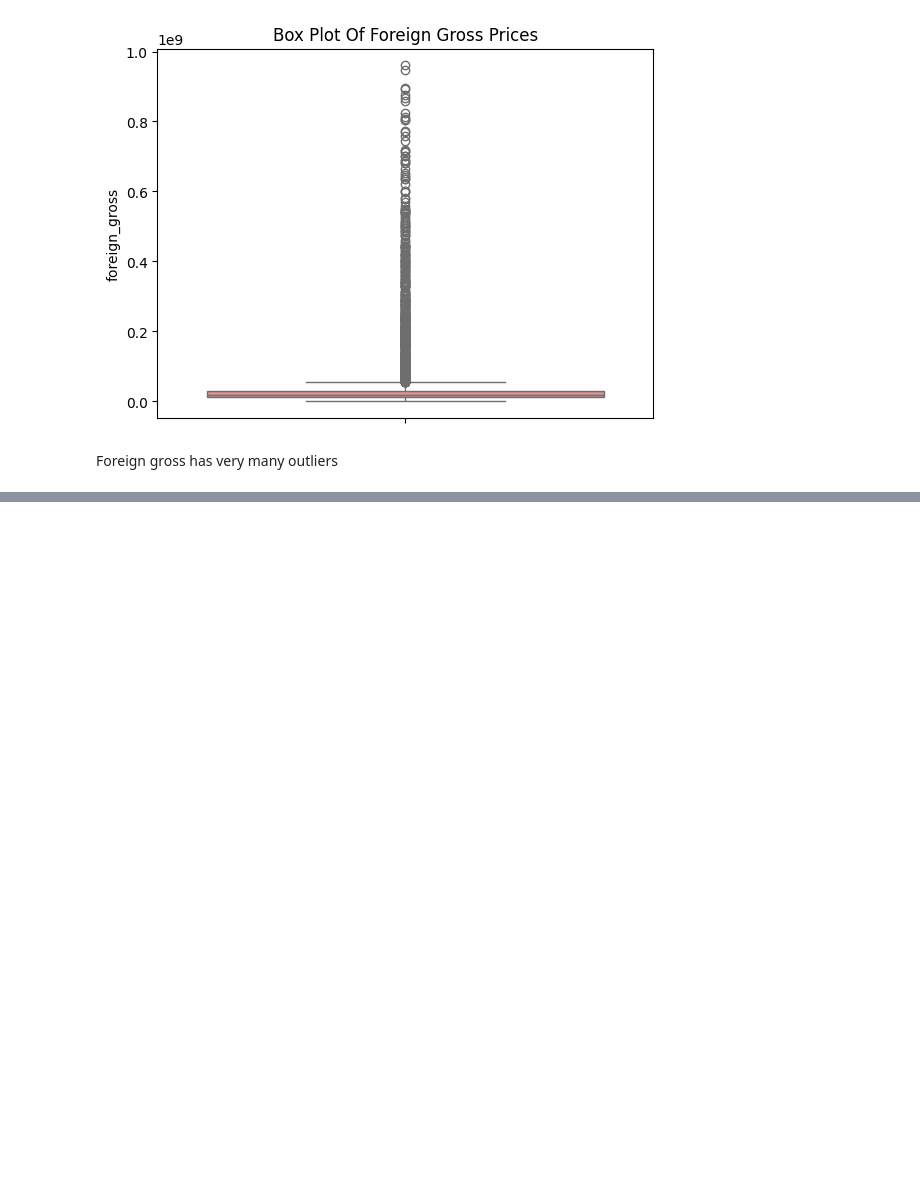
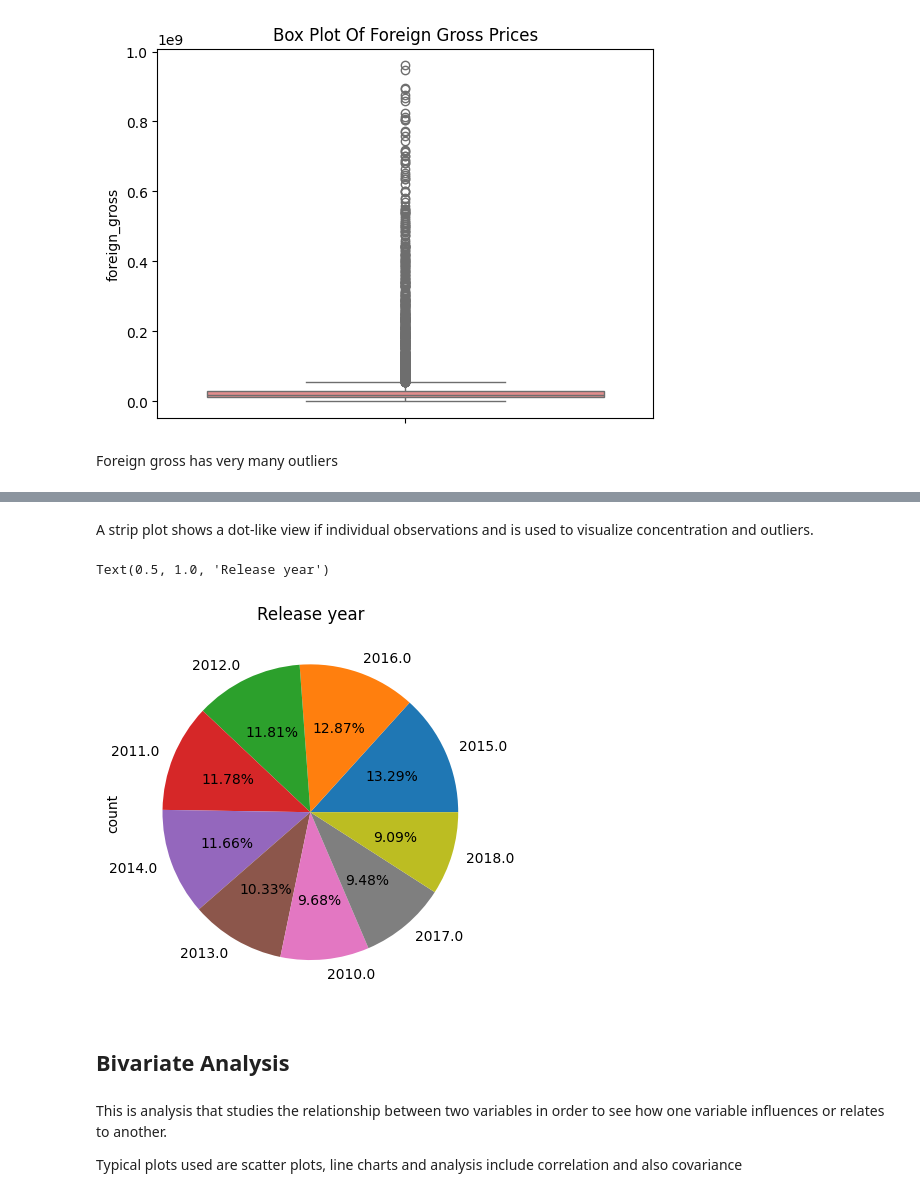
Before and after one commit to Ella244-18/phase-1-project, a Jupyter notebook: student.ipynb, the cells around one changed output, grey strips where cells are left out. Drawn from its saved outputs; the diff is of its cells as text; code cells hidden in the pictures; blank space fills up the shorter version.

```diff
--- a/student.ipynb
+++ b/student.ipynb
@@ -813,0 +823,15 @@ Foreign gross has very many outliers
+# %% [markdown]
+A strip plot shows a dot-like view if individual observations and is used to visualize concentration and outliers.
+# %%
+# Piechart
+combined_df['release_year'].value_counts().plot(kind='pie',autopct = '%1.2f%%')
+plt.title('Release year')
+# %% [output]
+Text(0.5, 1.0, 'Release year')
+[figure, added]
+# %% [markdown]
+## Bivariate Analysis
+# %% [markdown]
+This is analysis that studies the relationship between two variables in order to see how one variable influences or relates to another.
+
+Typical plots used are scatter plots, line charts and analysis include correlation and also covariance
```
Also changed, not shown: parts of 17 cells of this notebook.
